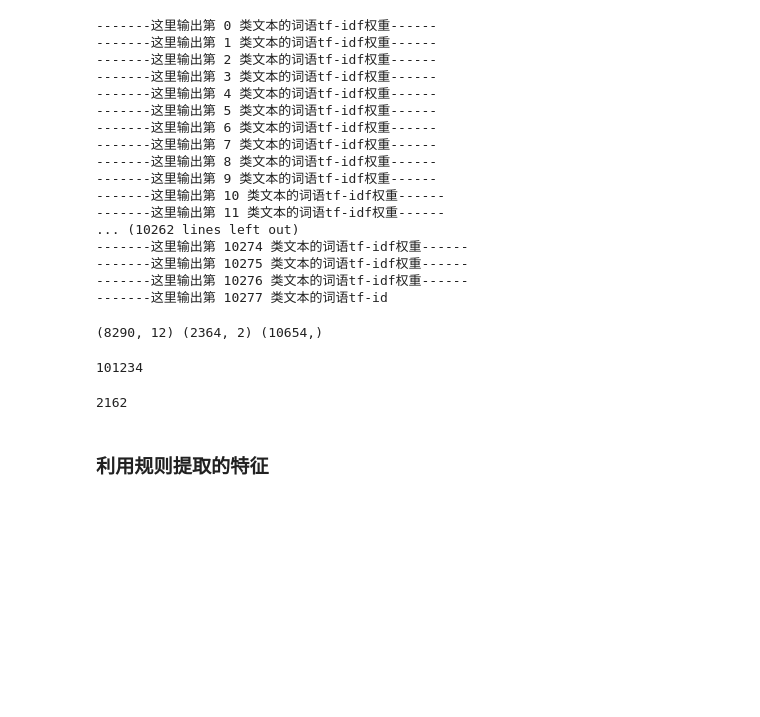
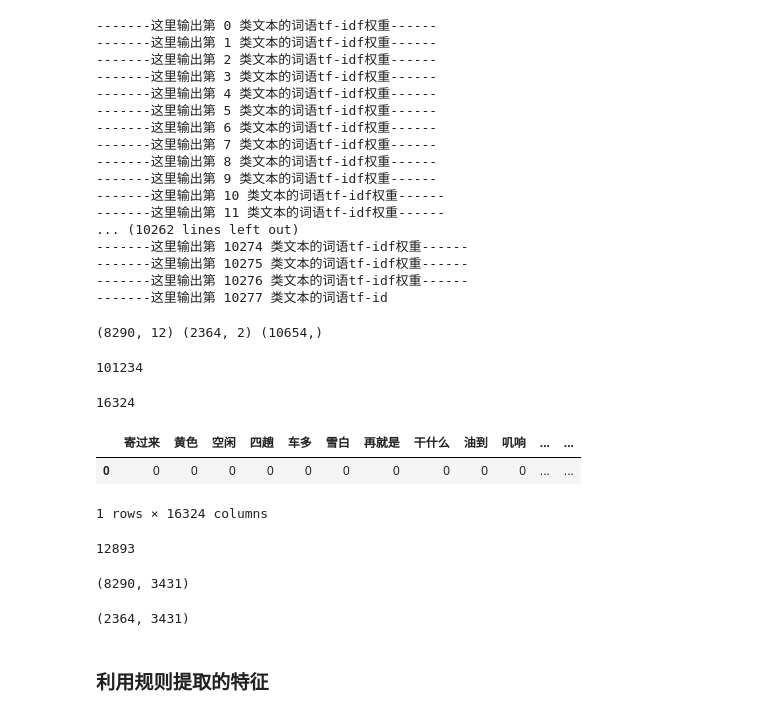
Before and after one commit to light8lee/car, a Jupyter notebook: code/preview.ipynb, the cells around one changed output. Drawn from its saved outputs; the diff is of its cells as text; code cells hidden in the pictures; blank space fills up the shorter version.

```diff
--- a/code/preview.ipynb
+++ b/code/preview.ipynb
@@ -170,17 +170,19 @@ len(term_weights)
 101234
 # %%
 import re
-alphanum = re.compile('[a-zA-Z0-9]')
+# alphanum = re.compile('[a-zA-Z0-9]')
+alphanum = re.compile('[a-zA-Z]')
 # %%
-important_words = set(v[0] for v, _ in zip(term_weights, range(3000)) if not alphanum.search(v[0]))
+# important_words = set(v[0] for v, _ in zip(term_weights, range(3000)) if not alphanum.search(v[0]))
+important_words = set(v[0] for v in term_weights if not alphanum.search(v[0]))
 # %%
 # 0 in important_words
 # %%
 len(important_words)
 # %% [output]
-2162
+16324
 # %%
-with open('../data/tfidf.txt', 'w', encoding='utf-8') as f:
+with open('../data/tfidf1.txt', 'w', encoding='utf-8') as f:
     first = True
     for w in important_words:
         if first:
@@ -189,7 +191,7 @@ with open('../data/tfidf.txt', 'w', encoding='utf-8') as f:
             f.write('\n')
         f.write(w)
 # %%
-with open('../data/tfidf.txt', encoding='utf-8') as f:
+with open('../data/tfidf1.txt', encoding='utf-8') as f:
     important_words = [line.strip() for line in f.readlines()]
 # %%
 tdf = pd.DataFrame()
@@ -199,6 +201,30 @@ test_tdf = pd.DataFrame()
 for w in important_words:
     tdf[w] = df['content'].apply(lambda text: 1 if text.find(w) != -1 else 0)
     test_tdf[w] = test_df['content'].apply(lambda text: 1 if text.find(w) != -1 else 0)
+# %%
+tdf.head(1)
+# %% [output]
+|  | 寄过来 | 黄色 | 空闲 | 四趟 | 车多 | 雪白 | 再就是 | 干什么 | 油到 | 叽响 | ... | ... |
+| 0 | 0 | 0 | 0 | 0 | 0 | 0 | 0 | 0 | 0 | 0 | ... | ... |
+1 rows × 16324 columns
+# %%
+invalid_cols = []
+for col in tdf.columns:
+    if tdf[tdf[col]>0].shape[0] < 5:
+        invalid_cols.append(col)
+print(len(invalid_cols))
+# %% [output]
+12893
+# %%
+tdf.drop(columns=invalid_cols, inplace=True)
+tdf.shape
+# %% [output]
+(8290, 3431)
+# %%
+test_tdf.drop(columns=invalid_cols, inplace=True)
+test_tdf.shape
+# %% [output]
+(2364, 3431)
 # %%
 tdf.to_csv('../data/tfidf_train.csv', index=False)
 test_tdf.to_csv('../data/tfidf_test.csv', index=False)
```
Also changed, not shown: parts of 6 cells of this notebook.
